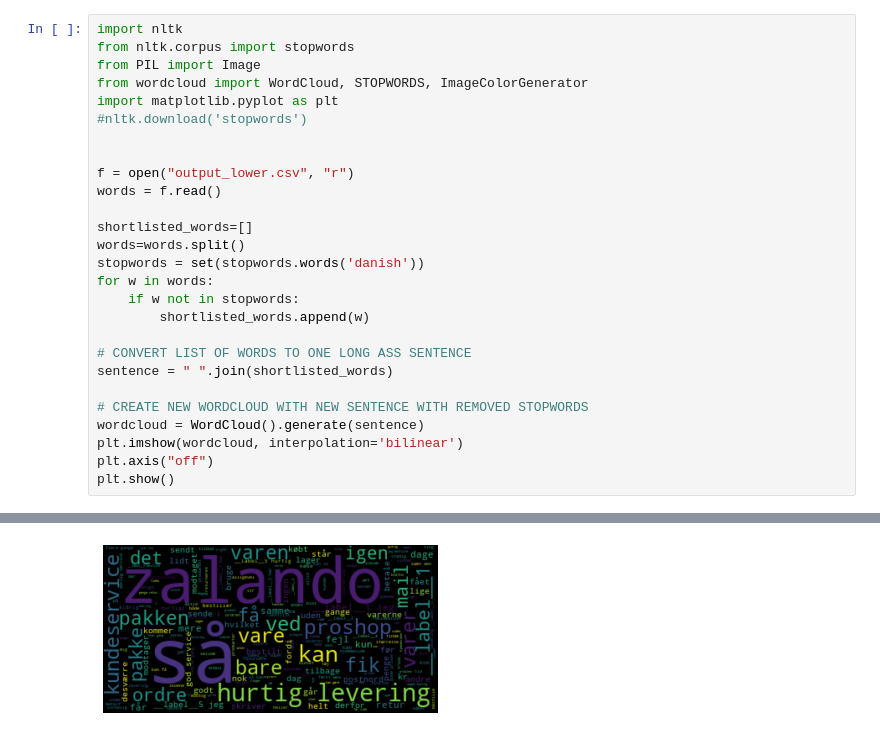
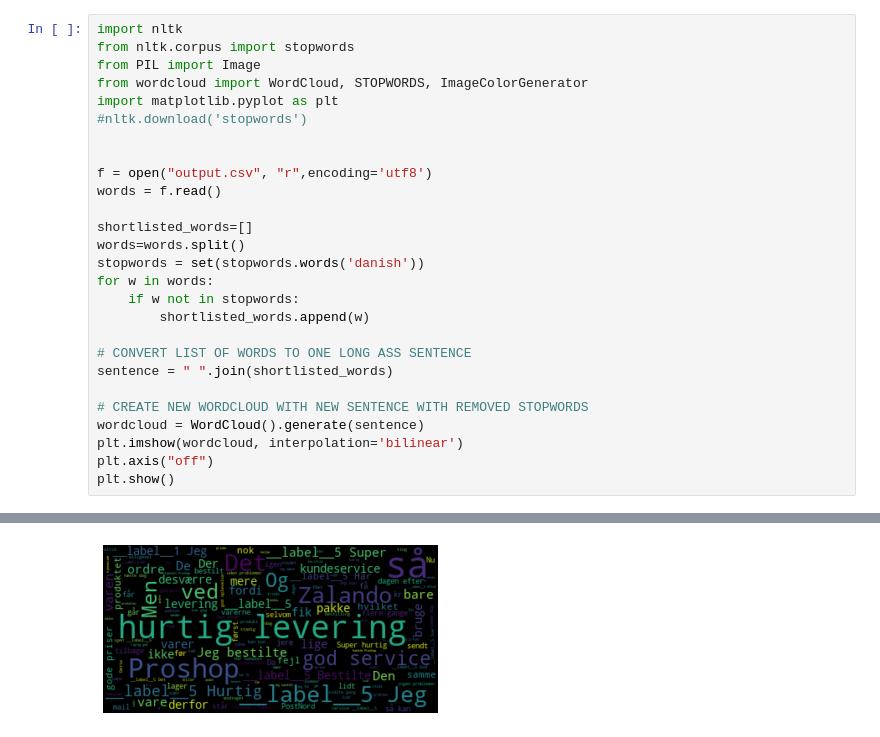
Before and after one commit to Kofoedsan/Python-TrustpilotPredict, a Jupyter notebook: 05_wordcloud.ipynb, the cells around one changed output, grey strips where cells are left out. Saved outputs shown, nothing was run; the diff lists cells and outputs as text.

```diff
--- a/05_wordcloud.ipynb
+++ b/05_wordcloud.ipynb
@@ -7,7 +7,7 @@ import matplotlib.pyplot as plt
 #nltk.download('stopwords')
 
 
-f = open("output_lower.csv", "r")
+f = open("output.csv", "r",encoding='utf8')
 words = f.read()
 
 shortlisted_words=[]
@@ -29 +32 @@ plt.show()
-[figure, old version]
+[figure, new version]
```
Also changed, not shown: parts of 1 cell of this notebook.
